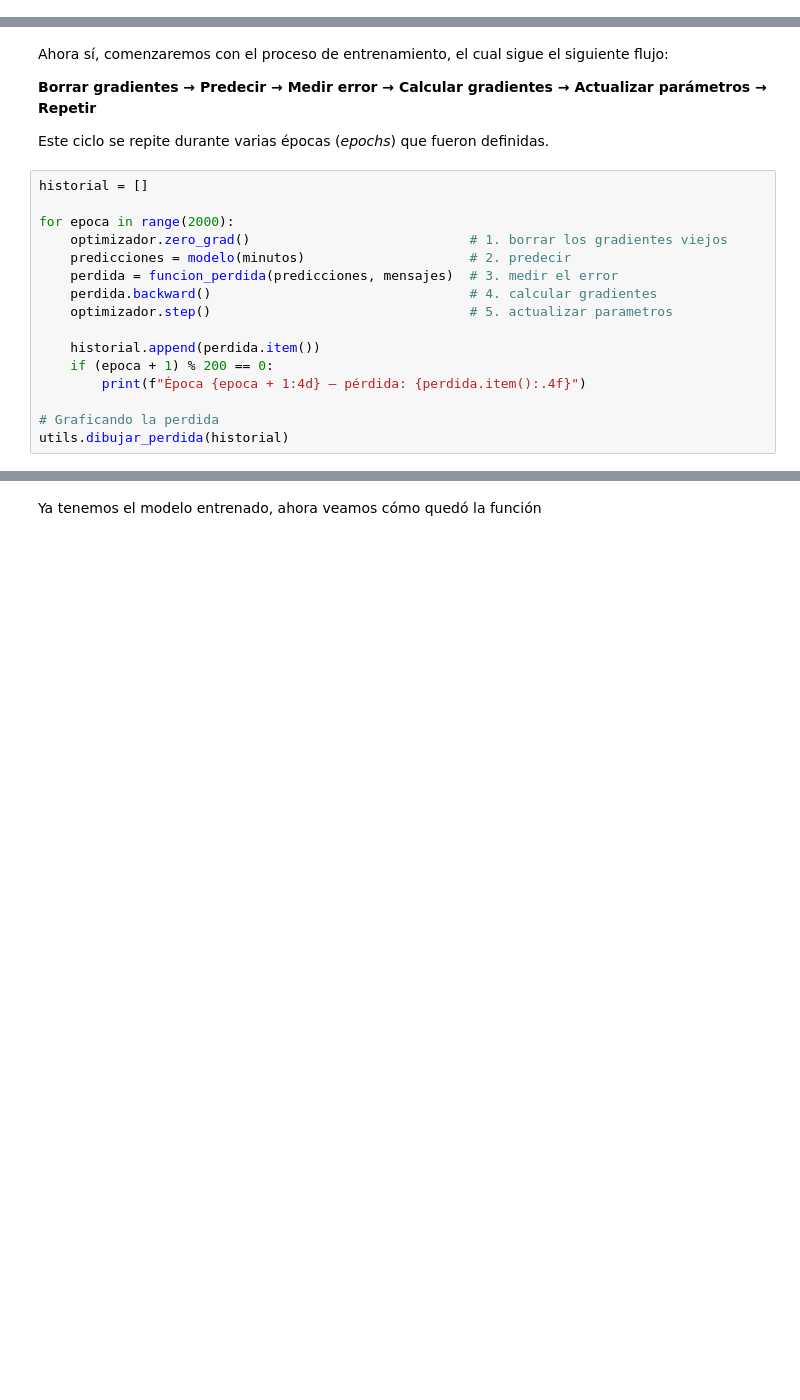
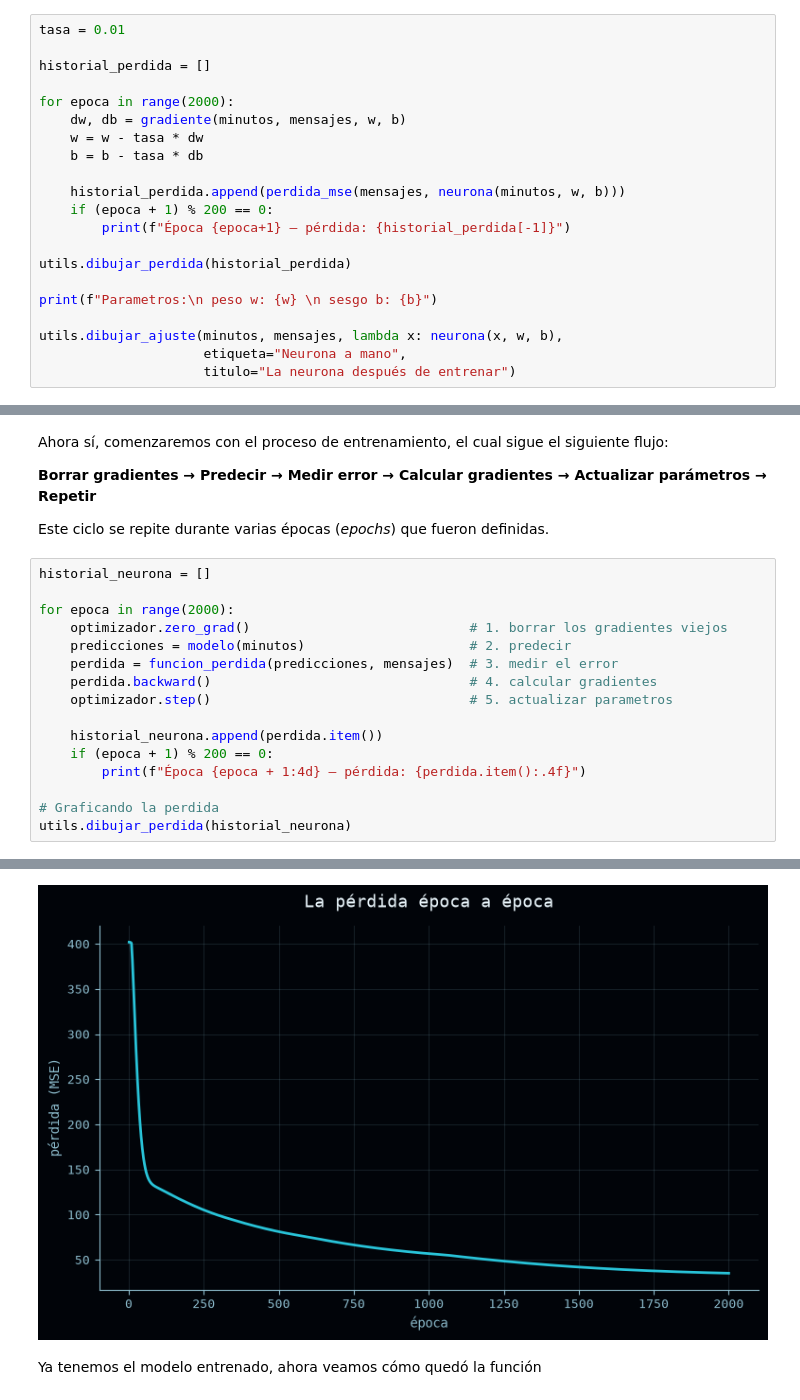
Before and after one commit to JeroHoyos/charla-redes-neuronales, a Jupyter notebook: practica/01_primera_red_neuronal.ipynb, the cells around one changed output, grey strips where cells are left out. Saved outputs shown, nothing was run; the diff lists cells and outputs as text; blank space fills up the shorter version.

```diff
--- a/practica/01_primera_red_neuronal.ipynb
+++ b/practica/01_primera_red_neuronal.ipynb
@@ -79,0 +200,21 @@ Veremos dos formas de implementarla, una manera sencilla y otra usando clases pe
+# %%
+tasa = 0.01
+
+historial_perdida = []
+
+for epoca in range(2000):
+    dw, db = gradiente(minutos, mensajes, w, b)
+    w = w - tasa * dw
+    b = b - tasa * db
+
+    historial_perdida.append(perdida_mse(mensajes, neurona(minutos, w, b)))
+    if (epoca + 1) % 200 == 0:
+        print(f"Época {epoca+1} — pérdida: {historial_perdida[-1]}")
+
+utils.dibujar_perdida(historial_perdida)
+
+print(f"Parametros:\n peso w: {w} \n sesgo b: {b}")
+
+utils.dibujar_ajuste(minutos, mensajes, lambda x: neurona(x, w, b),
+                     etiqueta="Neurona a mano",
+                     titulo="La neurona después de entrenar")
@@ -112,7 +277,7 @@ Ahora sí, comenzaremos con el proceso de entrenamiento, el cual sigue el siguie
 
 Este ciclo se repite durante varias épocas (*epochs*) que fueron definidas.
 # %%
-historial = []
+historial_neurona = []
 
 for epoca in range(2000):
     optimizador.zero_grad()                            # 1. borrar los gradientes viejos
@@ -121,9 +286,10 @@ for epoca in range(2000):
     perdida.backward()                                 # 4. calcular gradientes
     optimizador.step()                                 # 5. actualizar parametros
 
-    historial.append(perdida.item())
+    historial_neurona.append(perdida.item())
     if (epoca + 1) % 200 == 0:
         print(f"Época {epoca + 1:4d} — pérdida: {perdida.item():.4f}")
 
 # Graficando la perdida
-utils.dibujar_perdida(historial)
+utils.dibujar_perdida(historial_neurona)
+# %% [output]
@@ -130,3 +306,4 @@ utils.dibujar_perdida(historial)
+[figure, added]
 # %% [markdown]
 Ya tenemos el modelo entrenado, ahora veamos cómo quedó la función
 # %%
```
Also changed, not shown: parts of 28 cells of this notebook, 21 other files.
